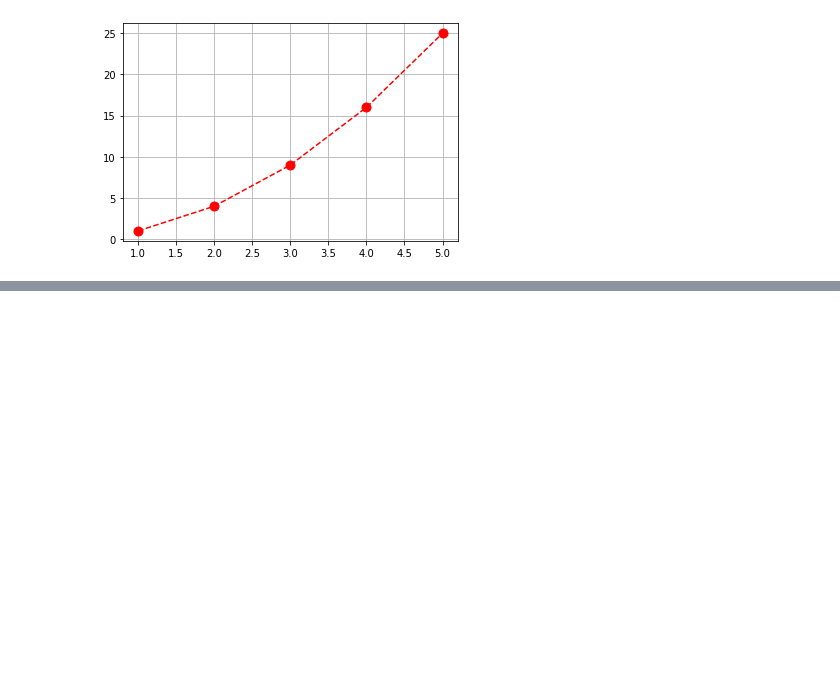
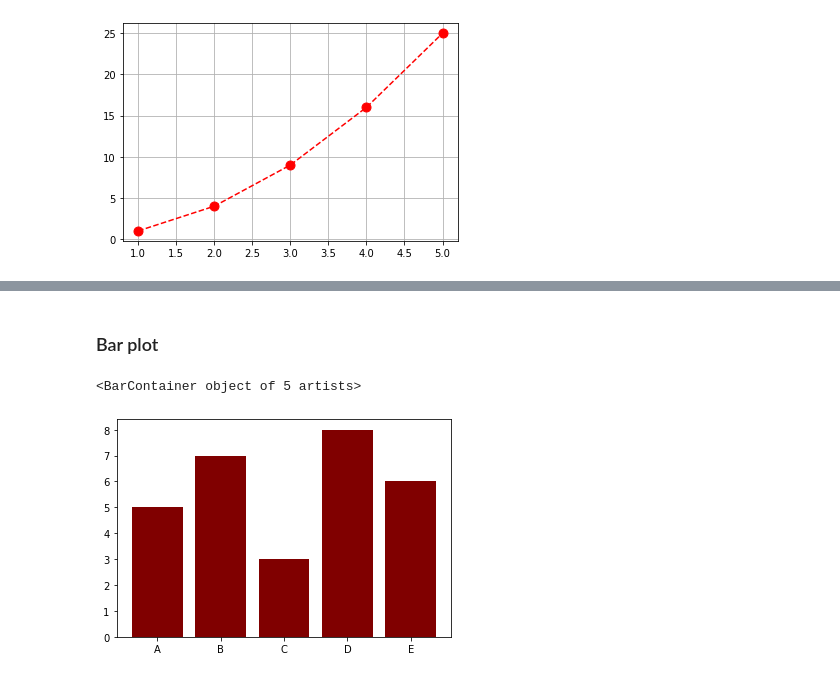
Before and after one commit to Anand-Raj-CSE/Data-Science-Learning, a Jupyter notebook: Data Analysis With Python/matplotlib.ipynb, the cells around one changed output, grey strips where cells are left out. Drawn from its saved outputs; the diff is of its cells as text; code cells hidden in the pictures; blank space fills up the shorter version.

```diff
--- a/Data Analysis With Python/matplotlib.ipynb
+++ b/Data Analysis With Python/matplotlib.ipynb
@@ -51,0 +56,11 @@ Text(0.5, 1.0, 'Simplefigure')
+# %% [markdown]
+### Bar plot
+# %%
+categories = ['A','B','C','D','E']
+values = [5,7,3,8,6]
+
+# creating a bar plot
+plt.bar(categories,values,color='maroon')
+# %% [output]
+<BarContainer object of 5 artists>
+[figure, added]
```
Also changed, not shown: parts of 13 cells of this notebook, 1 other file.
